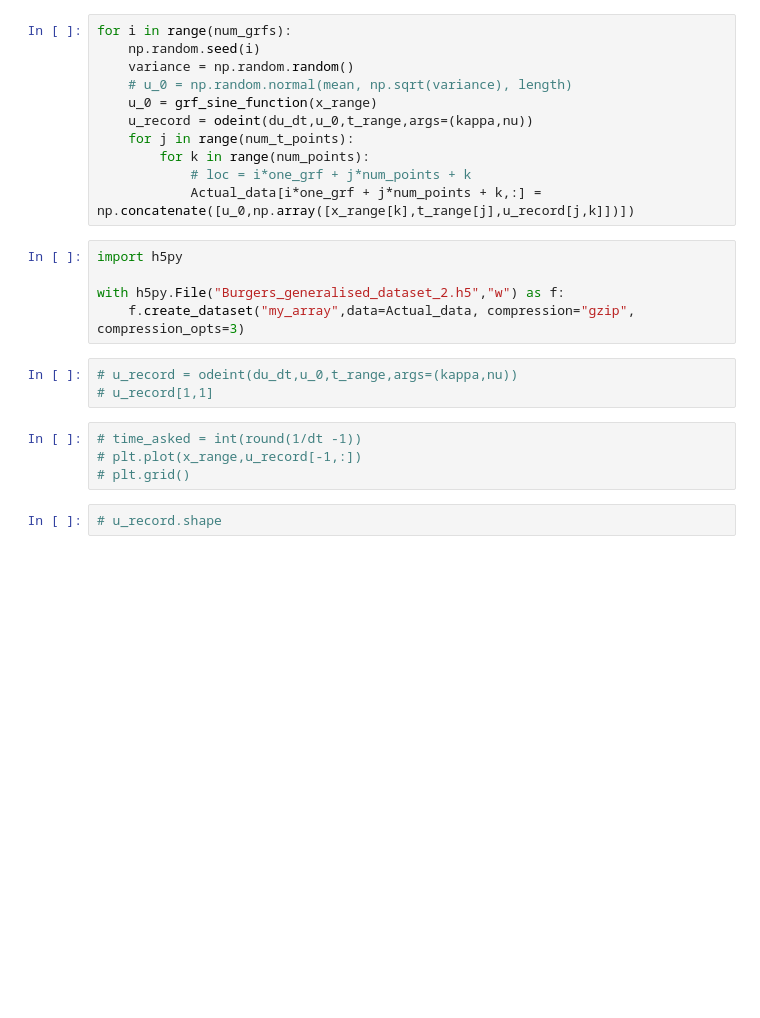
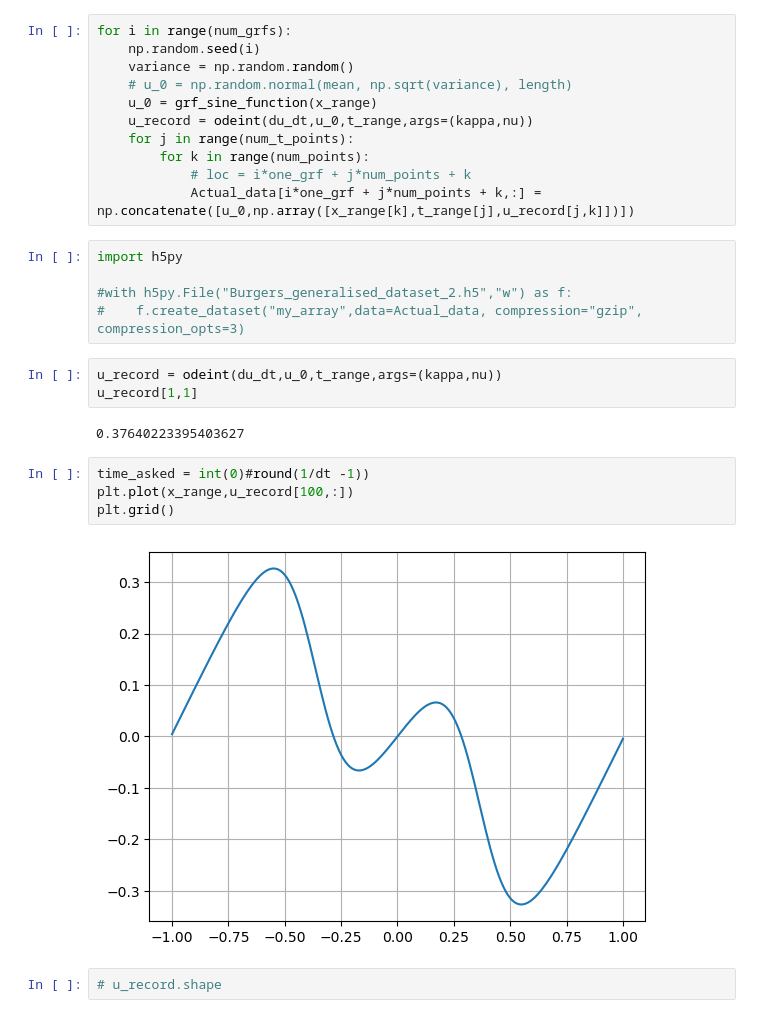
Before and after one commit to abhijeetmangela/Cylender_flow_ML, a Jupyter notebook: Burgers Equation/Burger_fft1.ipynb, the cells around one changed output. Cells and saved outputs as stored; diff of their text form; blank space fills up the shorter version.

```diff
--- a/Burgers Equation/Burger_fft1.ipynb
+++ b/Burgers Equation/Burger_fft1.ipynb
@@ -129,15 +131,19 @@ for i in range(num_grfs):
 # %%
 import h5py
 
-with h5py.File("Burgers_generalised_dataset_2.h5","w") as f:
-    f.create_dataset("my_array",data=Actual_data, compression="gzip", compression_opts=3)
+#with h5py.File("Burgers_generalised_dataset_2.h5","w") as f:
+#    f.create_dataset("my_array",data=Actual_data, compression="gzip", compression_opts=3)
 # %%
-# u_record = odeint(du_dt,u_0,t_range,args=(kappa,nu))
-# u_record[1,1]
+u_record = odeint(du_dt,u_0,t_range,args=(kappa,nu))
+u_record[1,1]
+# %% [output]
+0.37640223395403627
 # %%
-# time_asked = int(round(1/dt -1))
-# plt.plot(x_range,u_record[-1,:])
-# plt.grid()
+time_asked = int(0)#round(1/dt -1))
+plt.plot(x_range,u_record[100,:])
+plt.grid()
+# %% [output]
+[figure, added]
 # %%
 # u_record.shape
 # %%
```
Also changed, not shown: parts of 3 cells of this notebook, 2 other files.
